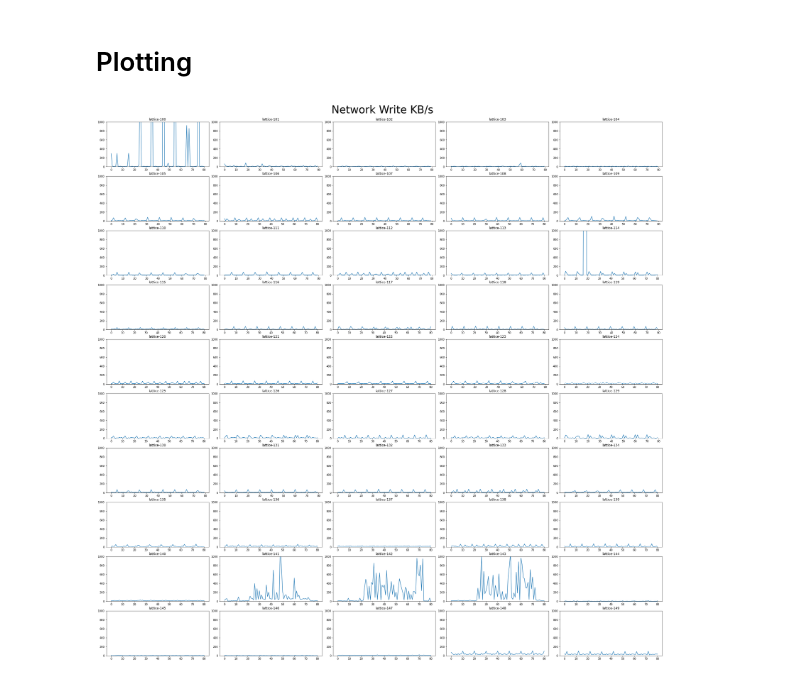
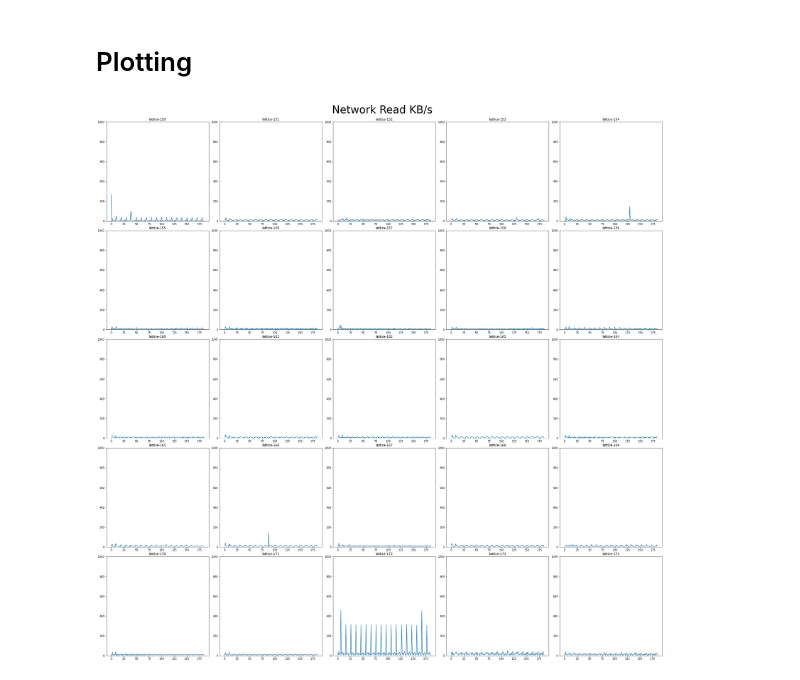
Before and after one commit to Project-Sustain/validation-service, a Jupyter notebook: benchmarks/benchmarks.ipynb, the cells around one changed output. Cells and saved outputs as stored; diff of their text form; code cells hidden in the pictures.

Commit message:
Update benchmarks

```diff
--- a/benchmarks/benchmarks.ipynb
+++ b/benchmarks/benchmarks.ipynb
@@ -24,40 +24,40 @@ metric_options = [
     ("VM:pgfault", "Paging and Virtual Memory: Page Faults") #11
 ]
 
-chosen_metric = metric_options[6]
+chosen_metric = metric_options[7]
 
-benchmark_dir = "sh13rs_gisjoins_vs"
+benchmark_dir = "control_stats"
 metric_header = chosen_metric[0]
 metric_name = chosen_metric[1]
 
 
 dataframes = []
-for i in range(0, 50):
-    machine_id = f"lattice-{100+i}"
+for i in range(0, 25):
+    machine_id = f"lattice-{150+i}"
     filename = f"{i}-{machine_id}.nmon.csv"
     filepath = f"{benchmark_dir}/{filename}"
     dataframes.append(pd.read_csv(filepath, header=0).pop(metric_header))
 # %% [markdown]
 # Plotting
 # %%
-number_rows = 10
+number_rows = 5
 number_cols = 5
 
 y_axis_limits = [0, 1000]
 
 fig, ax = plt.subplots(nrows=number_rows, ncols=number_cols, figsize=(30, 30))
 fig.tight_layout(h_pad=1.7)
 fig.suptitle(metric_name, fontsize=40)
 
 index = 0
 for i in range(number_rows):
     for j in range(number_cols):
         ax[i,j].set_ylim(y_axis_limits)
         ax[i,j].plot(dataframes[index], label=f"Machine {index}")
-        ax[i,j].set_title(f"lattice-{100+index}")
+        ax[i,j].set_title(f"lattice-{150+index}")
         index += 1
 
 plt.subplots_adjust(top=0.95)
 plt.show()
 # %% [output]
-[figure, old version]
+[figure, new version]
```
